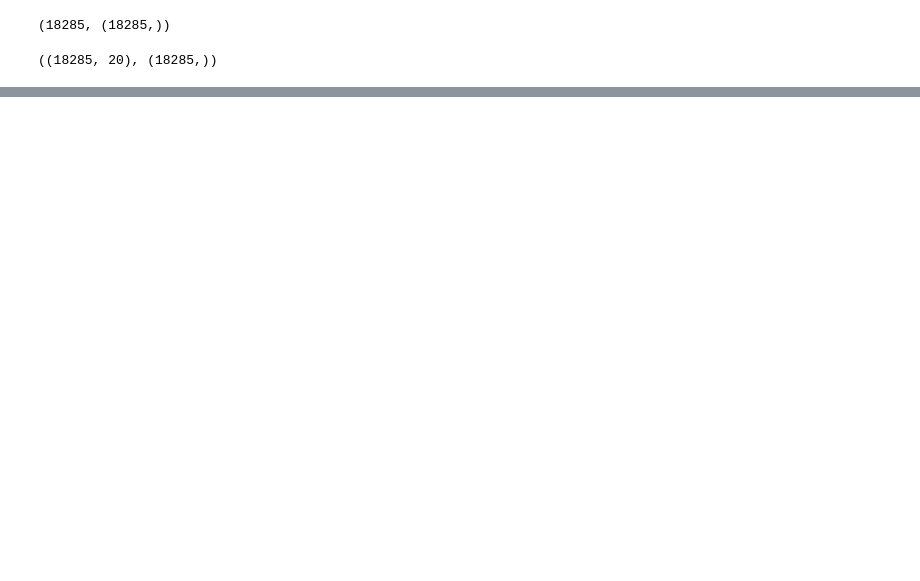
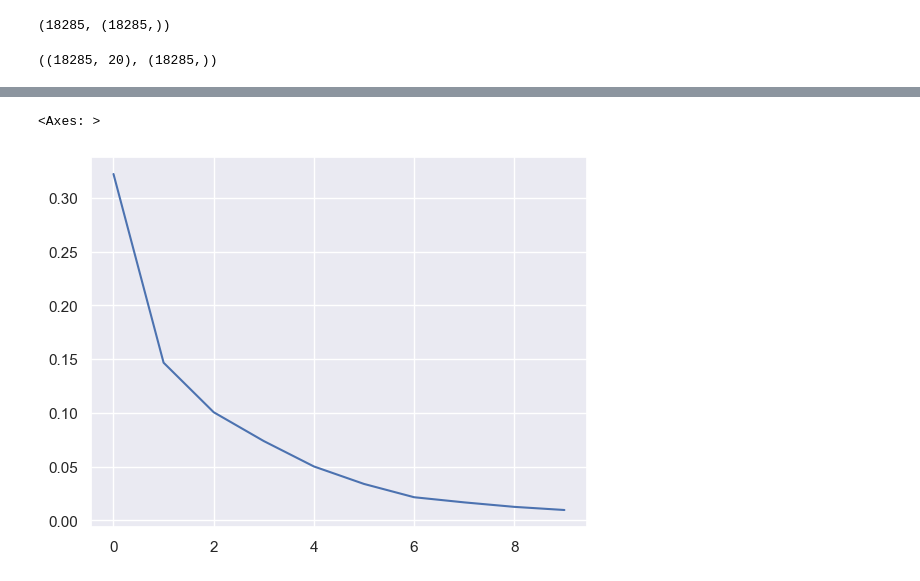
Before and after one commit to kaushik2103/Deep-Learning, a Jupyter notebook: Fake_News_Classifier_LSTM/LSTM.ipynb, the cells around one changed output, grey strips where cells are left out. Cells and saved outputs as stored; diff of their text form; code cells hidden in the pictures; blank space fills up the shorter version.

```diff
--- a/Fake_News_Classifier_LSTM/LSTM.ipynb
+++ b/Fake_News_Classifier_LSTM/LSTM.ipynb
@@ -328,0 +336,6 @@ weighted avg       0.91      0.91      0.91      6035
+# %%
+# Plotting the loss in Seaborn Library
+sns.lineplot(x=history.epoch, y=history.history['loss'])
+# %% [output]
+<Axes: >
+[figure, added]
```
Also changed, not shown: parts of 15 cells of this notebook.
